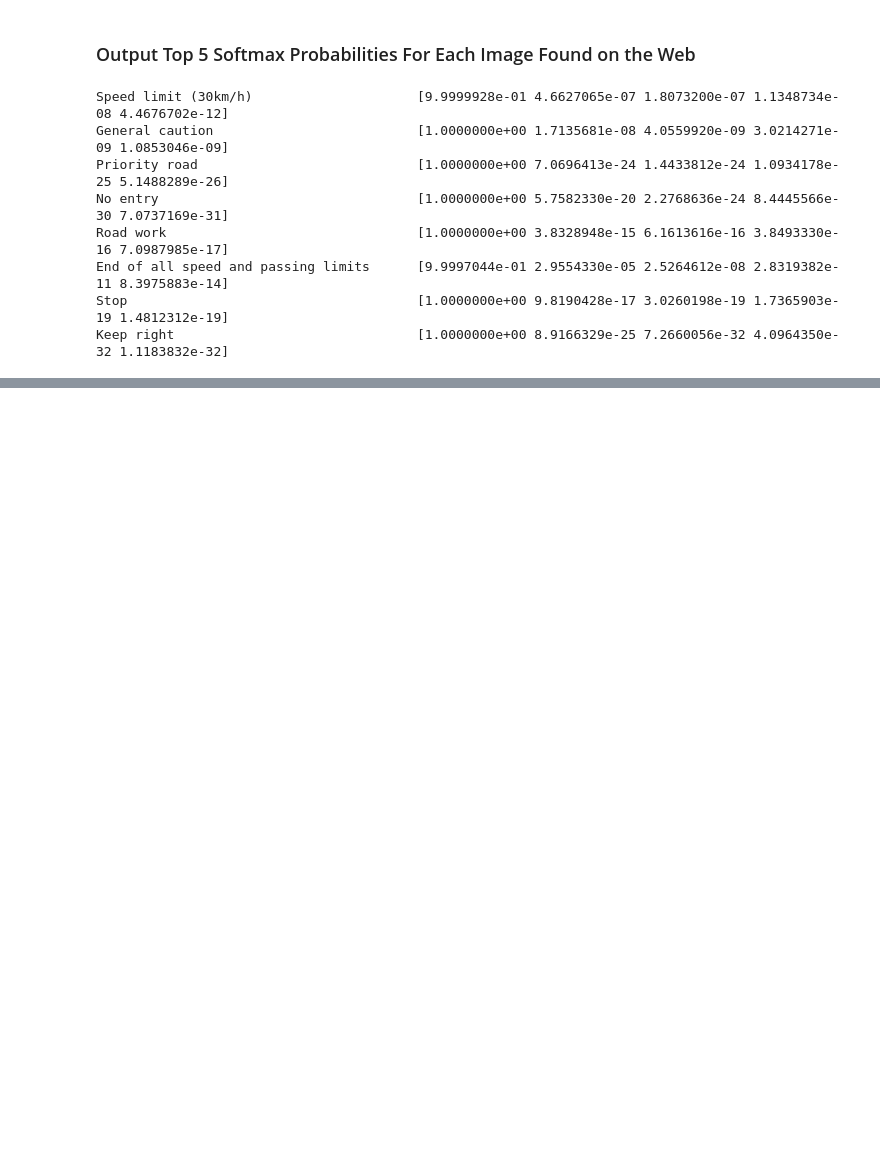
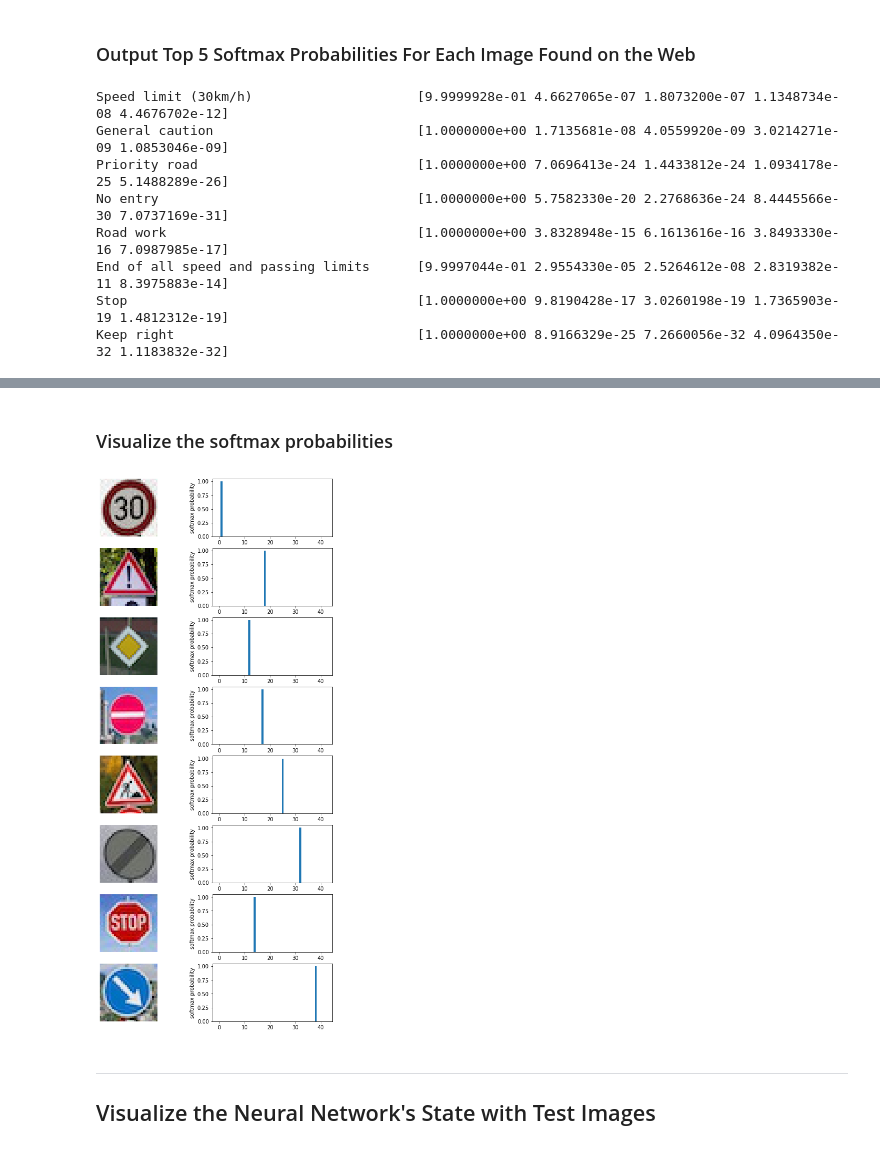
Before and after one commit to andriikushch/CarND-Traffic-Sign-Classifier-Project, a Jupyter notebook: Traffic_Sign_Classifier.ipynb, the cells around one changed output, grey strips where cells are left out. Cells and saved outputs as stored; diff of their text form; code cells hidden in the pictures; blank space fills up the shorter version.

```diff
--- a/Traffic_Sign_Classifier.ipynb
+++ b/Traffic_Sign_Classifier.ipynb
@@ -218,7 +184,7 @@ def LeNet(x):
     fc3_b  = tf.Variable(tf.zeros(n_classes))
     logits = tf.matmul(fc2, fc3_W) + fc3_b
 
-    return logits
+    return logits, conv1, conv2
 # %% [markdown]
 ### Train, Validate and Test the Model
 # %% [markdown]
@@ -232,7 +198,7 @@ one_hot_y = tf.one_hot(y, n_classes)
 
 rate = 0.001
 
-logits = LeNet(x)
+logits, _conv1, _conv2 = LeNet(x)
 cross_entropy = tf.nn.softmax_cross_entropy_with_logits(labels=one_hot_y, logits=logits)
 loss_operation = tf.reduce_mean(cross_entropy)
 optimizer = tf.train.AdamOptimizer(learning_rate = rate)
@@ -266,7 +232,7 @@ def evaluate(X_data, y_data):
         total_accuracy += (accuracy * len(batch_x))
     return total_accuracy / num_examples
 # %%
-EPOCHS = 20
+EPOCHS = 30
 BATCH_SIZE = 128
 # %%
 with tf.Session() as sess:
@@ -366,17 +454,6 @@ Test Set Accuracy = 1.000
 # %% [markdown]
 ### Predict the Sign Type for Each Image
 # %%
-labels_list = []
-with open('signnames.csv', 'r') as f:
-    reader = csv.reader(f)
-    labels_list = list(reader)
-
-def resolve_class_id(class_id):
-    for line in labels_list:
-        if line[0] == str(class_id):
-            return line[1]
-    return ''
-
 softmax_logits = tf.nn.softmax(logits)
 top_k = tf.nn.top_k(softmax_logits, k=5)
 
@@ -400,8 +477,8 @@ with tf.Session() as sess:
         axs[2*i+1].axis('off')
         axs[2*i+1].imshow(X_valid[index1].squeeze(), cmap='gray')
         axs[2*i+1].set_title('Guess: {} ({:.0f}%)'.format(resolve_class_id(class_id1), 100*_top_k[0][i][0]))
-        class_id1 = _top_k[1][i][1]
-        index2 = np.argwhere(y_valid == guess2)[0]
+        class_id2 = _top_k[1][i][1]
+        index2 = np.argwhere(y_valid == class_id2)[0]
 # %% [output]
 INFO:tensorflow:Restoring parameters from ./lenet
 [figure]
@@ -452 +503,20 @@ For an example of what feature map outputs look like, check out NVIDIA's results
+# %% [markdown]
+### Visualize the softmax probabilities
+# %%
+fig, axs = plt.subplots(8,2, figsize=(9, 19))
+axs = axs.ravel()
+
+for i in range(len(_softmax_logits)*2):
+    if i%2 == 0:
+        axs[i].axis('off')
+        axs[i].imshow(cv2.cvtColor(new_images[i//2], cv2.COLOR_BGR2RGB))
+    else:
+        axs[i].bar(np.arange(n_classes), _softmax_logits[(i-1)//2])
+        axs[i].set_ylabel('softmax probability')
+# %% [output]
+[figure, added]
+# %% [markdown]
+---
+
+## Visualize the Neural Network's State with Test Images
 # %%
```
Also changed, not shown: parts of 18 cells of this notebook, 9 other files.
